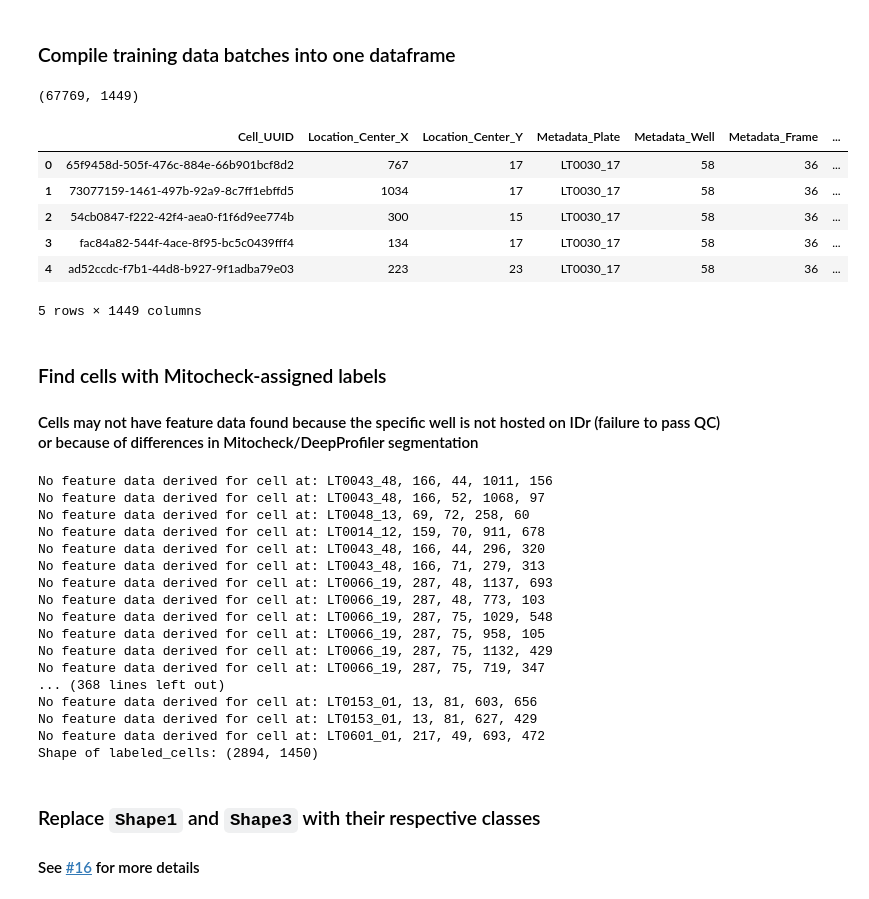
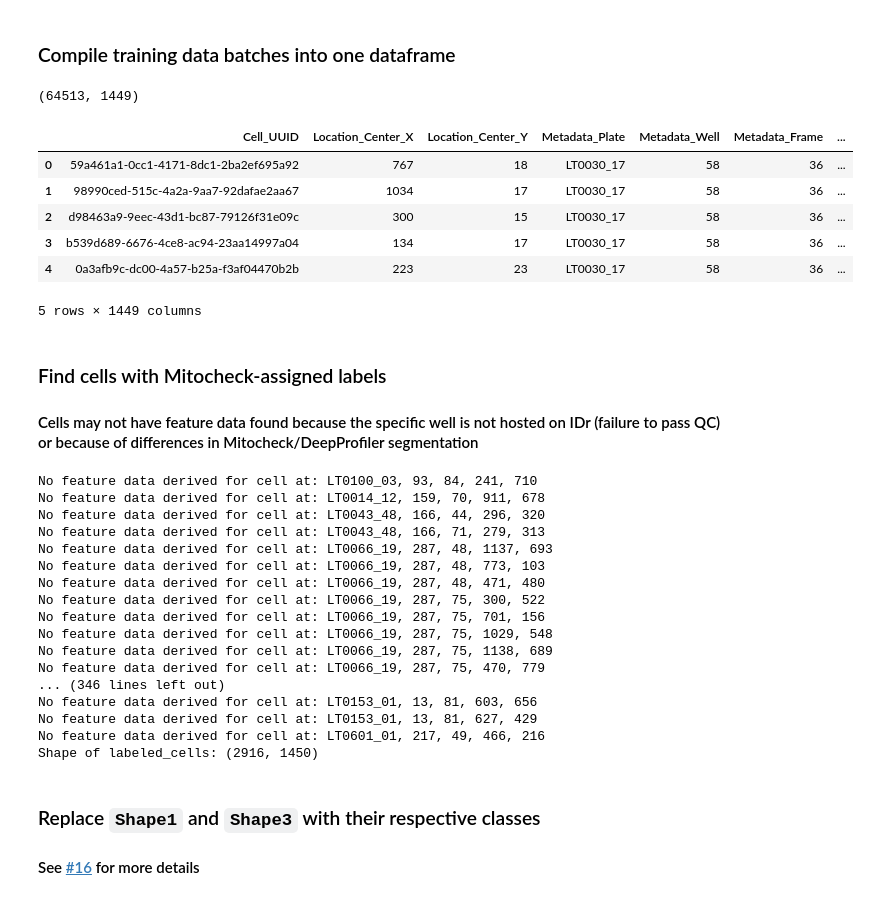
Before and after one commit to WayScience/mitocheck_data, a Jupyter notebook: 2.format_training_data/format_training_data.ipynb, the cells around one changed output. Drawn from its saved outputs; the diff is of its cells as text; code cells hidden in the pictures.

Commit message:
rerun training data for ic

```diff
--- a/2.format_training_data/format_training_data.ipynb
+++ b/2.format_training_data/format_training_data.ipynb
@@ -12,18 +12,18 @@ from training_data_utils import get_labeled_cells
 # %% [markdown]
 ### Compile training data batches into one dataframe
 # %%
-training_data_features_path = pathlib.Path("../1.idr_streams/extracted_features__no_ic/training_data/merged_features/")
+training_data_features_path = pathlib.Path("../1.idr_streams/extracted_features/training_data/merged_features/")
 training_data = compile_mitocheck_batch_data(training_data_features_path)
 print(training_data.shape)
 training_data.head()
 # %% [output]
-(67769, 1449)
+(64513, 1449)
 |  | Cell_UUID | Location_Center_X | Location_Center_Y | Metadata_Plate | Metadata_Well | Metadata_Frame | ... |
-| 0 | 65f9458d-505f-476c-884e-66b901bcf8d2 | 767 | 17 | LT0030_17 | 58 | 36 | ... |
-| 1 | 73077159-1461-497b-92a9-8c7ff1ebffd5 | 1034 | 17 | LT0030_17 | 58 | 36 | ... |
-| 2 | 54cb0847-f222-42f4-aea0-f1f6d9ee774b | 300 | 15 | LT0030_17 | 58 | 36 | ... |
-| 3 | fac84a82-544f-4ace-8f95-bc5c0439fff4 | 134 | 17 | LT0030_17 | 58 | 36 | ... |
-| 4 | ad52ccdc-f7b1-44d8-b927-9f1adba79e03 | 223 | 23 | LT0030_17 | 58 | 36 | ... |
+| 0 | 59a461a1-0cc1-4171-8dc1-2ba2ef695a92 | 767 | 18 | LT0030_17 | 58 | 36 | ... |
+| 1 | 98990ced-515c-4a2a-9aa7-92dafae2aa67 | 1034 | 17 | LT0030_17 | 58 | 36 | ... |
+| 2 | d98463a9-9eec-43d1-bc87-79126f31e09c | 300 | 15 | LT0030_17 | 58 | 36 | ... |
+| 3 | b539d689-6676-4ce8-ac94-23aa14997a04 | 134 | 17 | LT0030_17 | 58 | 36 | ... |
+| 4 | 0a3afb9c-dc00-4a57-b25a-f3af04470b2b | 223 | 23 | LT0030_17 | 58 | 36 | ... |
 5 rows × 1449 columns
 # %% [markdown]
 ### Find cells with Mitocheck-assigned labels
@@ -35,23 +35,23 @@ features_samples_path = pathlib.Path("../mitocheck_metadata/features.samples.txt
 labeled_cells = get_labeled_cells(training_data, features_samples_path, "DP__Object_Outline")
 print(f"Shape of labeled_cells: {labeled_cells.shape}")
 # %% [output]
-No feature data derived for cell at: LT0043_48, 166, 44, 1011, 156
-No feature data derived for cell at: LT0043_48, 166, 52, 1068, 97
-No feature data derived for cell at: LT0048_13, 69, 72, 258, 60
+No feature data derived for cell at: LT0100_03, 93, 84, 241, 710
 No feature data derived for cell at: LT0014_12, 159, 70, 911, 678
 No feature data derived for cell at: LT0043_48, 166, 44, 296, 320
 No feature data derived for cell at: LT0043_48, 166, 71, 279, 313
 No feature data derived for cell at: LT0066_19, 287, 48, 1137, 693
 No feature data derived for cell at: LT0066_19, 287, 48, 773, 103
+No feature data derived for cell at: LT0066_19, 287, 48, 471, 480
+No feature data derived for cell at: LT0066_19, 287, 75, 300, 522
+No feature data derived for cell at: LT0066_19, 287, 75, 701, 156
 No feature data derived for cell at: LT0066_19, 287, 75, 1029, 548
-No feature data derived for cell at: LT0066_19, 287, 75, 958, 105
-No feature data derived for cell at: LT0066_19, 287, 75, 1132, 429
-No feature data derived for cell at: LT0066_19, 287, 75, 719, 347
-... (368 lines left out)
+No feature data derived for cell at: LT0066_19, 287, 75, 1138, 689
+No feature data derived for cell at: LT0066_19, 287, 75, 470, 779
+... (346 lines left out)
 No feature data derived for cell at: LT0153_01, 13, 81, 603, 656
 No feature data derived for cell at: LT0153_01, 13, 81, 627, 429
-No feature data derived for cell at: LT0601_01, 217, 49, 693, 472
-Shape of labeled_cells: (2894, 1450)
+No feature data derived for cell at: LT0601_01, 217, 49, 466, 216
+Shape of labeled_cells: (2916, 1450)
 # %% [markdown]
 ### Replace `Shape1` and `Shape3` with their respective classes
 #### See [#16](https://github.com/WayScience/mitocheck_data/issues/16) for more details
```
Also changed, not shown: parts of 1 cell of this notebook, 2 other files.
